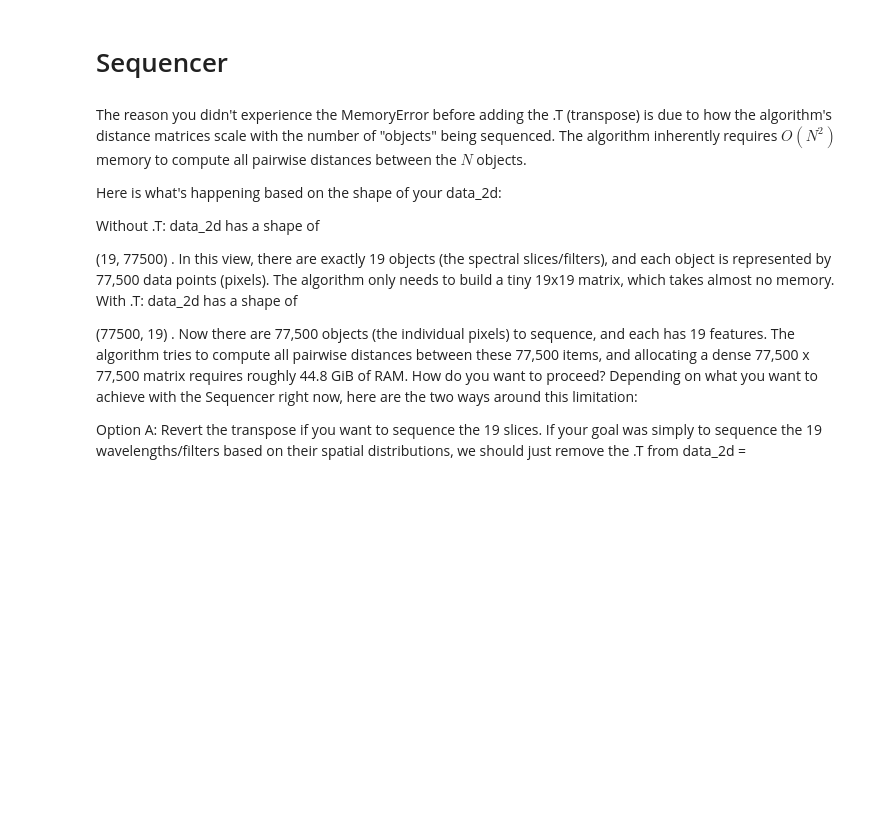
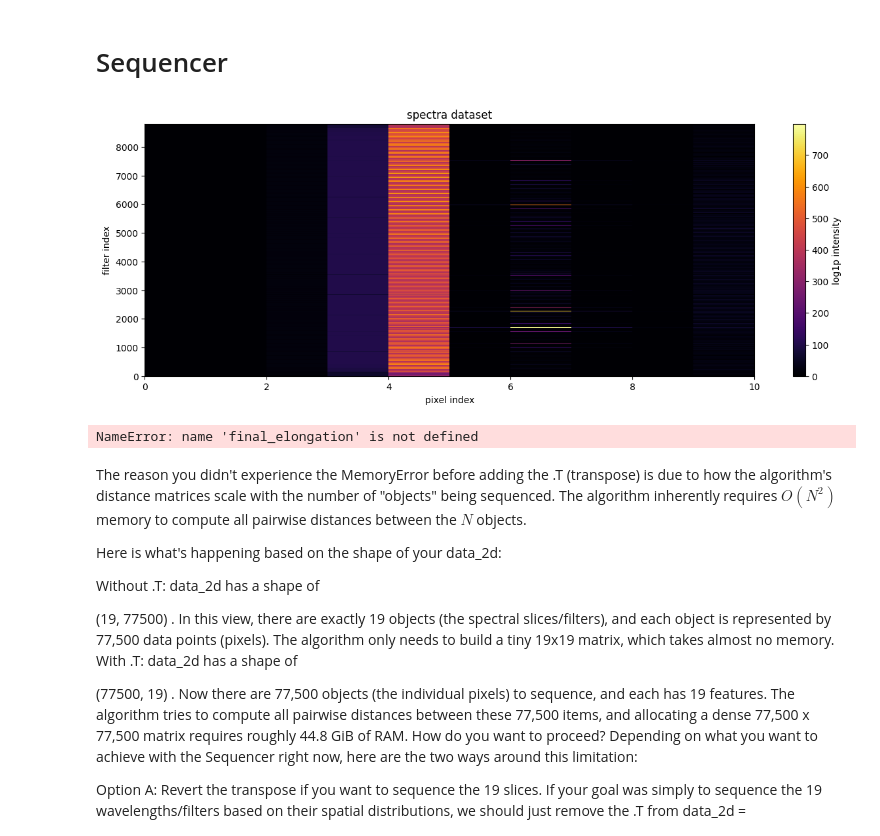
Before and after one commit to dim-papach/sequencer_project, a Jupyter notebook: sequencer_spectra.ipynb, the cells around one changed output. Cells and saved outputs as stored; diff of their text form; code cells hidden in the pictures; blank space fills up the shorter version.

```diff
--- a/sequencer_spectra.ipynb
+++ b/sequencer_spectra.ipynb
@@ -217,5 +254,17 @@ plt.show()
 # %% [markdown]
 # Sequencer
+# %%
+positive_data = reduced_data.reshape(reduced_data.shape[0], -1).T
+
+plt.figure(2, figsize=(15, 5))
+plt.title("spectra dataset")
+plt.pcolormesh(positive_data, cmap="inferno")
+plt.colorbar(label="log1p intensity")
+plt.xlabel("pixel index")
+plt.ylabel("filter index")
+plt.show()
+# %% [output]
+[figure, added]
 # %%
 # delete every unnecessary variable to free up memory
 del data
@@ -271,11 +320,11 @@ for i in range(len(estimator_list)):
                                                    np.round(elongation_list[i], 2)))
 
 # plot the ordered dataset
-data_reordered = log_data[final_sequence, :]
+data_reordered = reduced_data[:, final_sequence]
 
 plt.figure(1, figsize=(15, 5))
 plt.title("ordered dataset")
-plt.pcolormesh(data_reordered, cmap="inferno")
+plt.pcolormesh(data_reordered.T, cmap="inferno")
 plt.colorbar(label="log10 intensity")
 
 
@@ -284,3 +333,5 @@ plt.ylabel("filter index")
 
 # plt.yticks(ticks=np.arange(0, log_data.shape[0], step=1))
 plt.show()
+# %% [output]
+NameError: name 'final_elongation' is not defined
```
Also changed, not shown: parts of 4 cells of this notebook.
